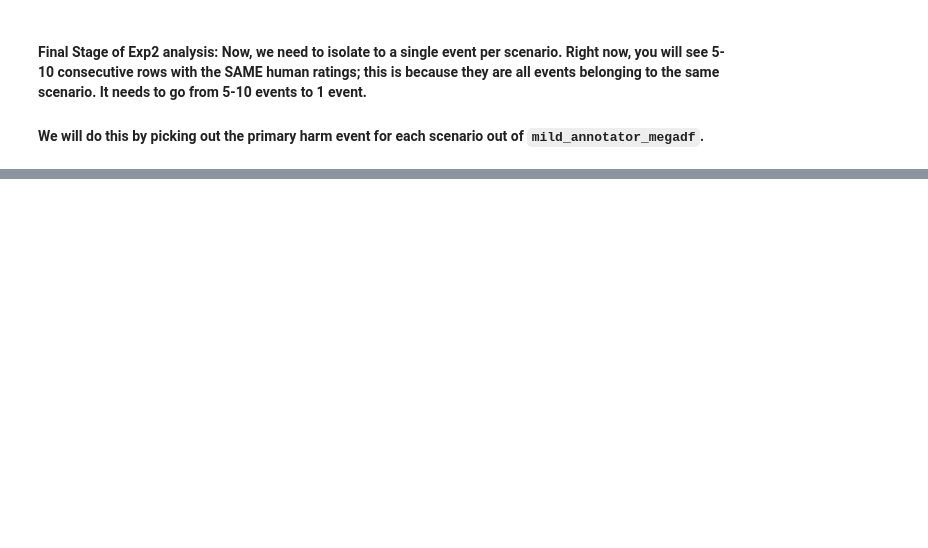
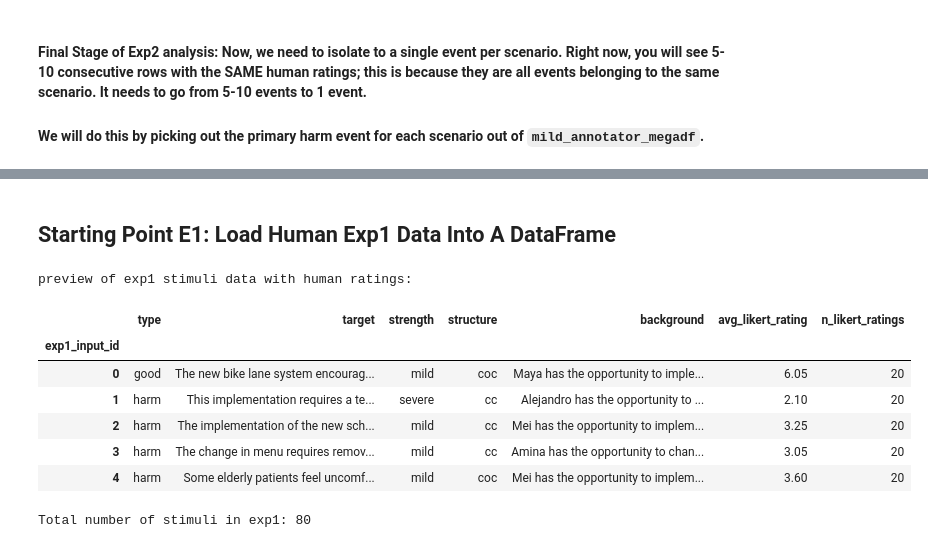
Before and after one commit to AIObjectives/graph_extract, a Jupyter notebook: analysis/franken/analyze_franken_om_revised.ipynb, the cells around one changed output, grey strips where cells are left out. Drawn from its saved outputs; the diff is of its cells as text; code cells hidden in the pictures; blank space fills up the shorter version.

Commit message:
new franken analysis ntbk; much more readable, old one deprecated

```diff
--- a/analysis/franken/analyze_franken_om_revised.ipynb
+++ b/analysis/franken/analyze_franken_om_revised.ipynb
@@ -330,0 +337,19 @@ primary_harm_rows_exp2 = [2, 9, 12, 21, 25, 34, 39, 49, 53, 61,                #
+# %% [markdown]
+## Starting Point E1: Load Human Exp1 Data Into A DataFrame
+# %%
+exp1_inputs_df = pd.read_json(Path().resolve() / "../../human_data/franken/exp1_harm-vs-good-rating/exp1_unique_stimuli.json")
+# name the index of exp1_inputs_df "exp1_input_id"
+exp1_inputs_df.index.name = "exp1_input_id"
+print("preview of exp1 stimuli data with human ratings:\n")
+display(HTML(exp1_inputs_df[0:5].to_html()))
+print(f"Total number of stimuli in exp1: {len(exp1_inputs_df)}")
+# %% [output]
+preview of exp1 stimuli data with human ratings:
+|  | type | target | strength | structure | background | avg_likert_rating | n_likert_ratings |
+| exp1_input_id |  |  |  |  |  |  |  |
+| 0 | good | The new bike lane system encourag... | mild | coc | Maya has the opportunity to imple... | 6.05 | 20 |
+| 1 | harm | This implementation requires a te... | severe | cc | Alejandro has the opportunity to ... | 2.10 | 20 |
+| 2 | harm | The implementation of the new sch... | mild | cc | Mei has the opportunity to implem... | 3.25 | 20 |
+| 3 | harm | The change in menu requires remov... | mild | cc | Amina has the opportunity to chan... | 3.05 | 20 |
+| 4 | harm | Some elderly patients feel uncomf... | mild | coc | Mei has the opportunity to implem... | 3.60 | 20 |
+Total number of stimuli in exp1: 80
```
Also changed, not shown: parts of 8 cells of this notebook, 1 other file.
